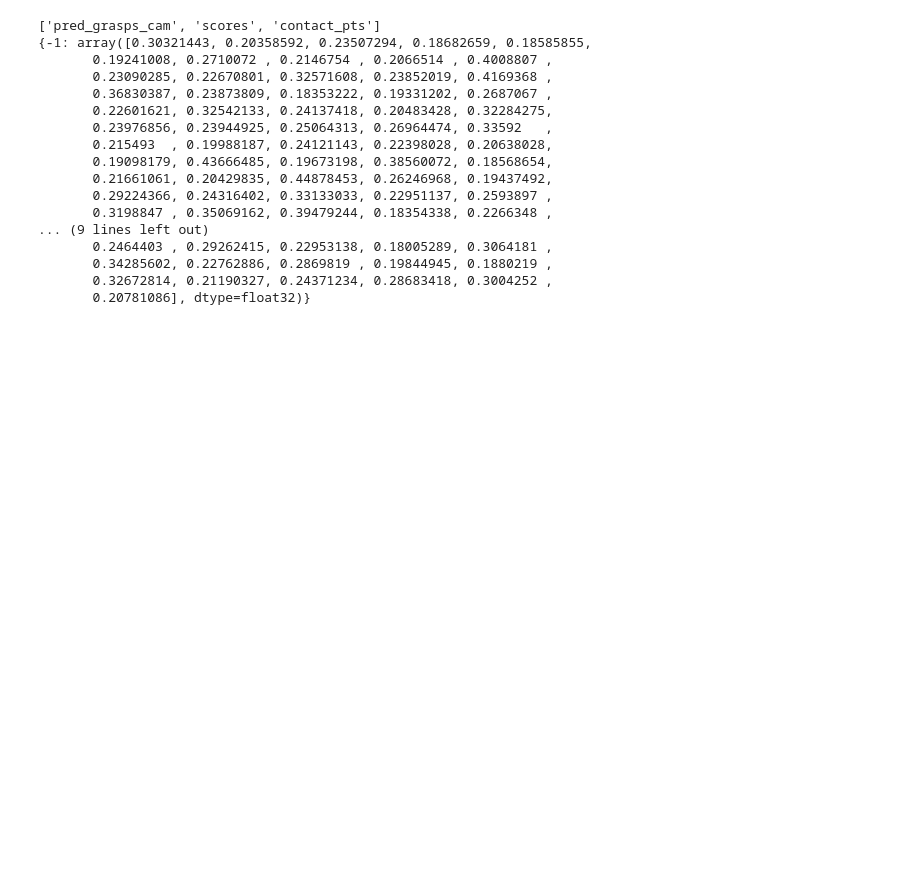
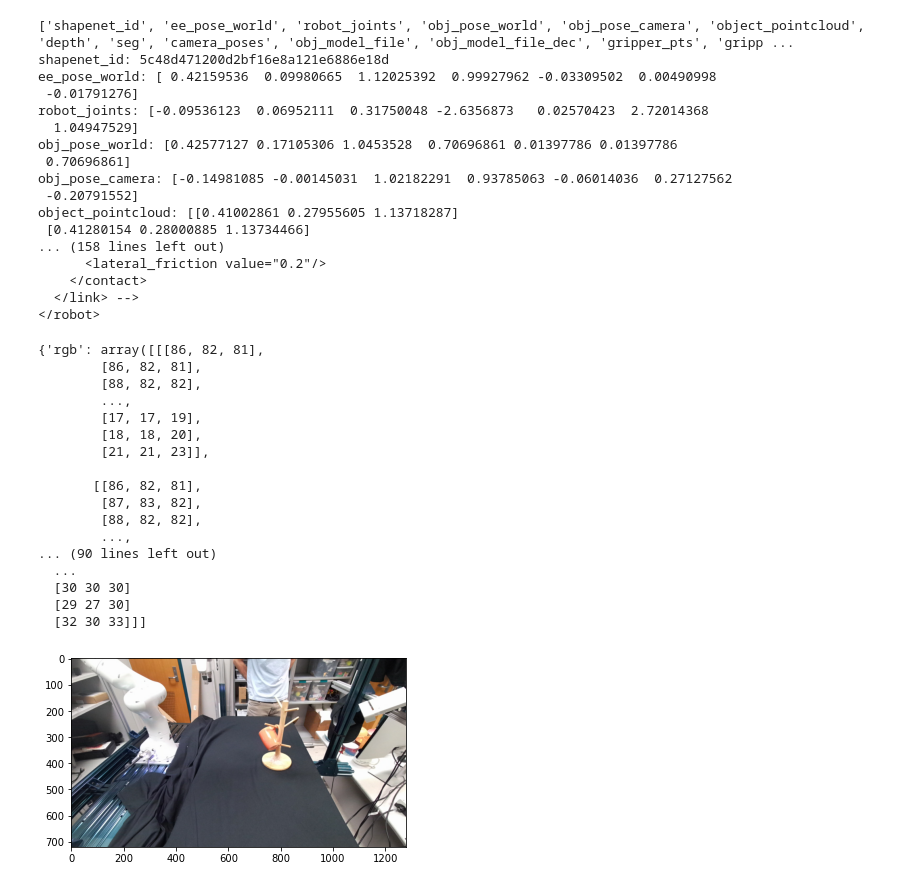
Before and after one commit to jacintosuner/robot-grasp, a Jupyter notebook: notebooks/reading_npz.ipynb, the cells around one changed output. Drawn from its saved outputs; the diff is of its cells as text; code cells hidden in the pictures; blank space fills up the shorter version.

Commit message:
checkpoint for taking demos and formatting them for taxposed

```diff
--- a/notebooks/reading_npz.ipynb
+++ b/notebooks/reading_npz.ipynb
@@ -1,27 +1,60 @@
 # %%
 import numpy as np
 
-file_path = "/home/jacinto/robot-grasp/data/contact_graspnet_pipeline_results_20241217_160921/contact_graspnet_results.npz"
+file_path = "/home/jacinto/robot-grasp/third_party/taxpose/third_party/ndf_robot/src/ndf_robot/data/demos/mug/grasp_rim_hang_handle_gaussian_precise_w_shelf/grasp_demo_5c48d471200d2bf16e8a121e6886e18d.npz"
 data = np.load(file_path, allow_pickle=True)
 
 print(data.files)
-scores = data['scores']
-print(scores)
+for key in data.files:
+    print(f"{key}: {data[key]}")
 # %% [output]
-['pred_grasps_cam', 'scores', 'contact_pts']
-{-1: array([0.30321443, 0.20358592, 0.23507294, 0.18682659, 0.18585855,
-       0.19241008, 0.2710072 , 0.2146754 , 0.2066514 , 0.4008807 ,
-       0.23090285, 0.22670801, 0.32571608, 0.23852019, 0.4169368 ,
-       0.36830387, 0.23873809, 0.18353222, 0.19331202, 0.2687067 ,
-       0.22601621, 0.32542133, 0.24137418, 0.20483428, 0.32284275,
-       0.23976856, 0.23944925, 0.25064313, 0.26964474, 0.33592   ,
-       0.215493  , 0.19988187, 0.24121143, 0.22398028, 0.20638028,
-       0.19098179, 0.43666485, 0.19673198, 0.38560072, 0.18568654,
-       0.21661061, 0.20429835, 0.44878453, 0.26246968, 0.19437492,
-       0.29224366, 0.24316402, 0.33133033, 0.22951137, 0.2593897 ,
-       0.3198847 , 0.35069162, 0.39479244, 0.18354338, 0.2266348 ,
-... (9 lines left out)
-       0.2464403 , 0.29262415, 0.22953138, 0.18005289, 0.3064181 ,
-       0.34285602, 0.22762886, 0.2869819 , 0.19844945, 0.1880219 ,
-       0.32672814, 0.21190327, 0.24371234, 0.28683418, 0.3004252 ,
-       0.20781086], dtype=float32)}
+['shapenet_id', 'ee_pose_world', 'robot_joints', 'obj_pose_world', 'obj_pose_camera', 'object_pointcloud', 'depth', 'seg', 'camera_poses', 'obj_model_file', 'obj_model_file_dec', 'gripper_pts', 'gripp ...
+shapenet_id: 5c48d471200d2bf16e8a121e6886e18d
+ee_pose_world: [ 0.42159536  0.09980665  1.12025392  0.99927962 -0.03309502  0.00490998
+ -0.01791276]
+robot_joints: [-0.09536123  0.06952111  0.31750048 -2.6356873   0.02570423  2.72014368
+  1.04947529]
+obj_pose_world: [0.42577127 0.17105306 1.0453528  0.70696861 0.01397786 0.01397786
+ 0.70696861]
+obj_pose_camera: [-0.14981085 -0.00145031  1.02182291  0.93785063 -0.06014036  0.27127562
+ -0.20791552]
+object_pointcloud: [[0.41002861 0.27955605 1.13718287]
+ [0.41280154 0.28000885 1.13734466]
+... (158 lines left out)
+      <lateral_friction value="0.2"/>
+    </contact>
+  </link> -->
+</robot>
+# %%
+import numpy as np
+import matplotlib.pyplot as plt
+
+file_path_final = "/home/jacinto/robot-grasp/data/demos/demos_20241230_173916/5/clear_scene.npy"
+data_final = np.load(file_path_final, allow_pickle=True)
+
+print(data_final)
+print(data_final.item().get('rgb'))
+
+# Display the RGB image
+rgb_image = data_final.item().get('rgb')
+plt.imshow(rgb_image)
+plt.show()
+# %% [output]
+{'rgb': array([[[86, 82, 81],
+        [86, 82, 81],
+        [88, 82, 82],
+        ...,
+        [17, 17, 19],
+        [18, 18, 20],
+        [21, 21, 23]],
+
+       [[86, 82, 81],
+        [87, 83, 82],
+        [88, 82, 82],
+        ...,
+... (90 lines left out)
+  ...
+  [30 30 30]
+  [29 27 30]
+  [32 30 33]]]
+[figure, added]
```
Also changed, not shown: parts of 2 cells of this notebook, 10 other files.
